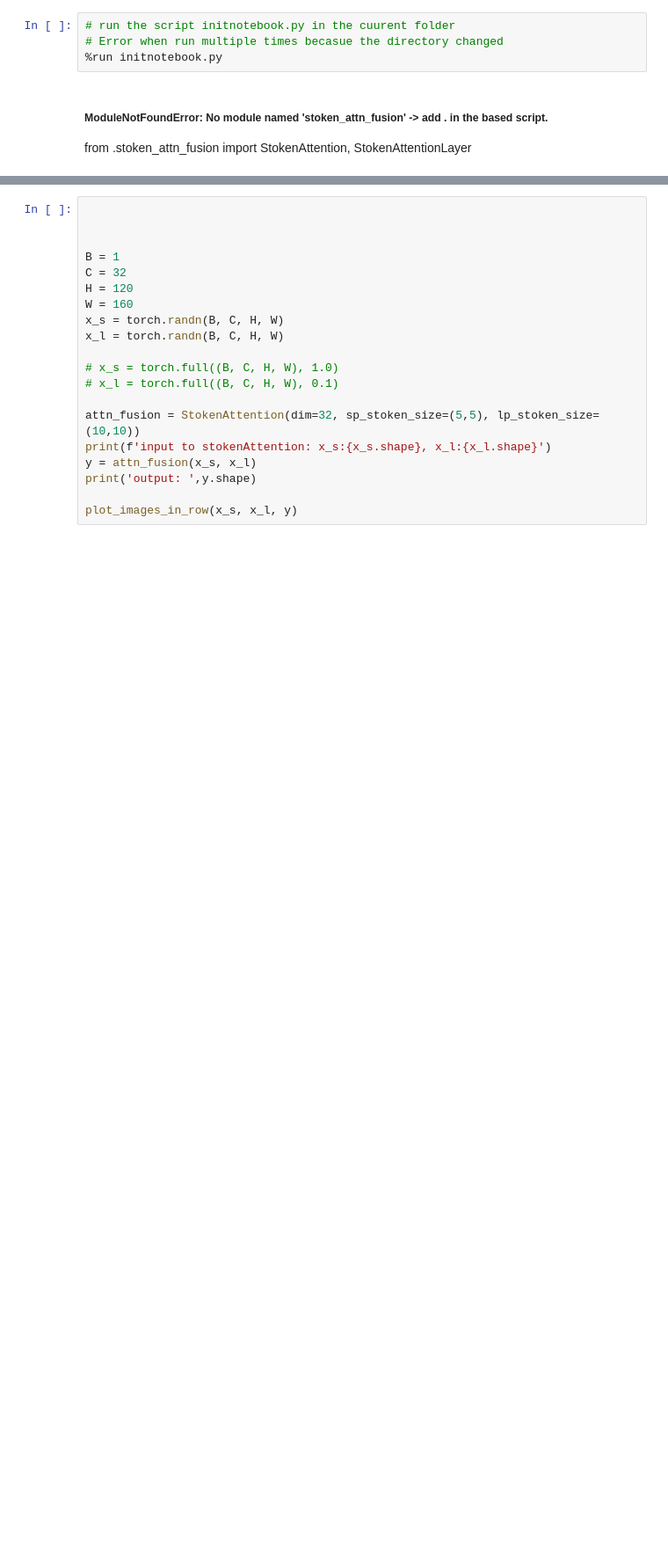
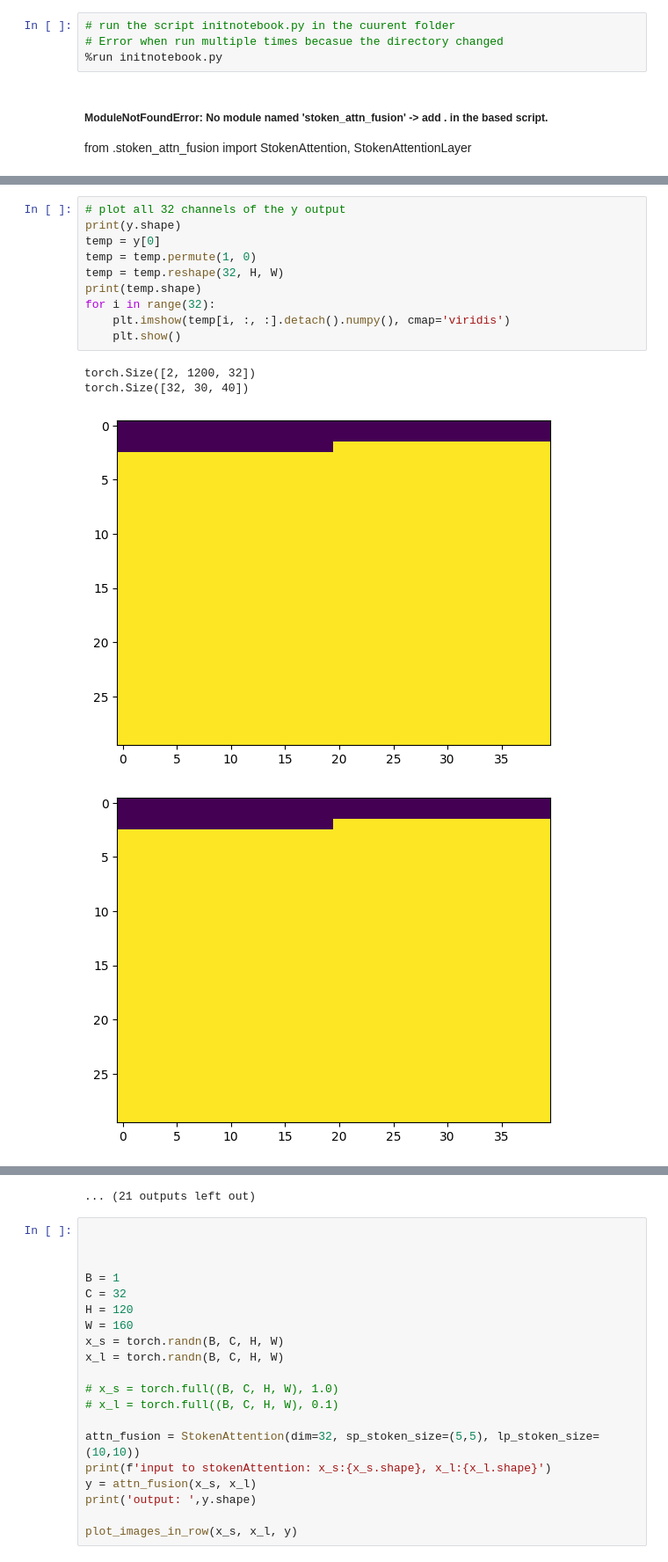
Before and after one commit to mahfuzalhasan/local-attention-model, a Jupyter notebook: notebooks/multiscale_attn_viz.ipynb, the cells around one changed output, grey strips where cells are left out. Shown: that part at 88% size. Saved outputs shown, nothing was run; the diff lists cells and outputs as text; blank space fills up the shorter version.

```diff
--- a/notebooks/multiscale_attn_viz.ipynb
+++ b/notebooks/multiscale_attn_viz.ipynb
@@ -93,0 +117,15 @@ plot_batch_images(1, f, y)
+# %%
+# plot all 32 channels of the y output
+print(y.shape)
+temp = y[0]
+temp = temp.permute(1, 0)
+temp = temp.reshape(32, H, W)
+print(temp.shape)
+for i in range(32):
+    plt.imshow(temp[i, :, :].detach().numpy(), cmap='viridis')
+    plt.show()
+# %% [output]
+torch.Size([2, 1200, 32])
+torch.Size([32, 30, 40])
+[figure, added]
+[figure, added]
@@ -94,3 +141,4 @@ plot_batch_images(1, f, y)
+... (21 outputs left out)
 # %%
 
 
```
Also changed, not shown: parts of 5 cells of this notebook, 1 other file.
